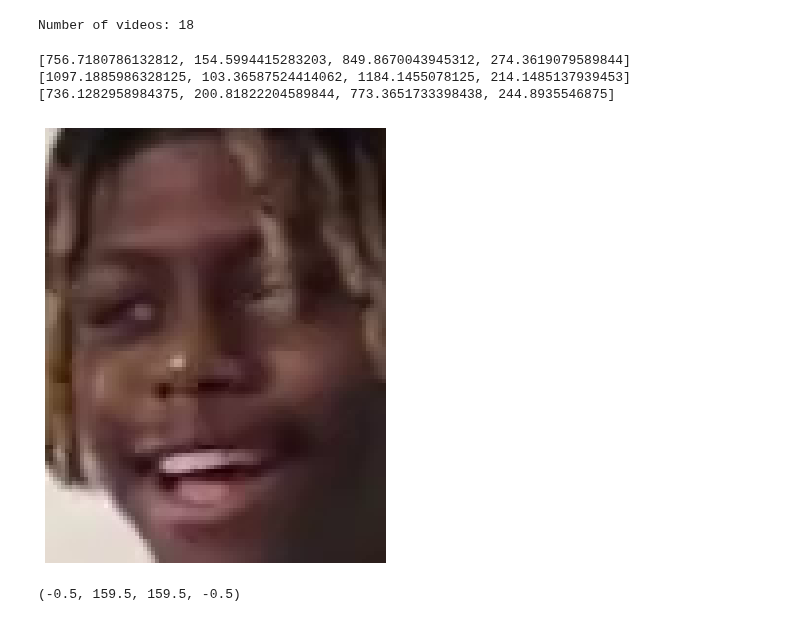
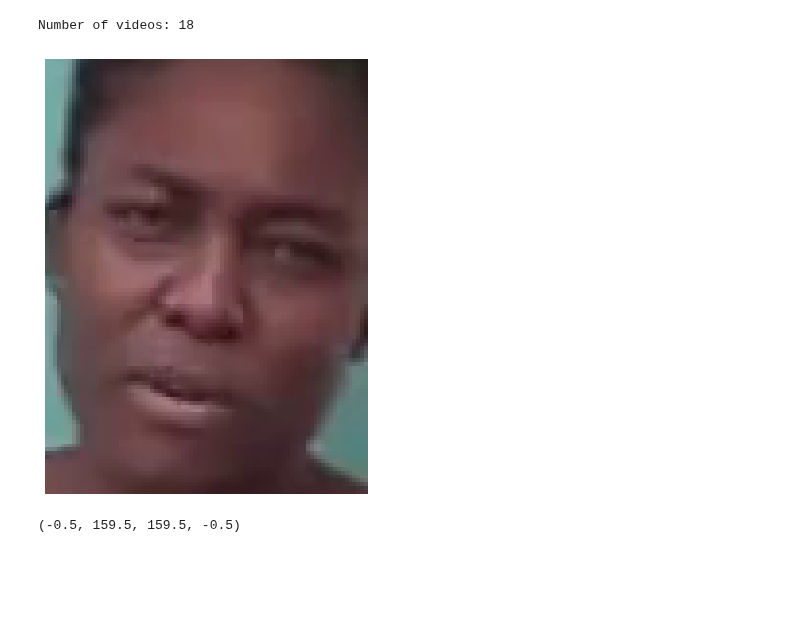
Before and after one commit to AT100/cmpt733-deepfake-detection, a Jupyter notebook: image_preprocessing.ipynb, the cells around one changed output. Saved outputs shown, nothing was run; the diff lists cells and outputs as text; code cells hidden in the pictures; blank space fills up the shorter version.

Commit message:
video_face

```diff
--- a/image_preprocessing.ipynb
+++ b/image_preprocessing.ipynb
@@ -142,34 +142,36 @@ print("Number of videos:", len(videopaths))
 # %% [output]
 Number of videos: 18
 # %%
-v_cap = cv2.VideoCapture(videopaths[1])
+i = 0
+num = str(i)
+
+v_cap = cv2.VideoCapture(videopaths[i])
 _, frame = v_cap.read()
 frame = cv2.cvtColor(frame, cv2.COLOR_BGR2RGB)
 new_frame = Image.fromarray(frame)
 
 plt.figure(figsize=(12, 8))
 plt.imshow(new_frame)
 plt.axis('off')
 
 mtcnn = MTCNN(select_largest=False, keep_all=True, post_process=False)#select_largest=False, device='cuda')
 test = mtcnn(new_frame)
 
 # detect faces in the image
 faces = mtcnn.detect(new_frame)
 
 if test is None:
     print("Unable to identify face")
 else:
     for each in faces[0]:
         each1 = each.tolist()
         x, y, w, h  = each1
         detected_face = frame[int(y):int(h), int(x):int(w)]
         plt.imshow(detected_face)
+        savepath = CURR_DIR + '/dataset/test_images/test' + num + '.png'
+        plt.imsave(savepath, detected_face)
 # %% [output]
-[756.7180786132812, 154.5994415283203, 849.8670043945312, 274.3619079589844]
-[1097.1885986328125, 103.36587524414062, 1184.1455078125, 214.1485137939453]
-[736.1282958984375, 200.81822204589844, 773.3651733398438, 244.8935546875]
-[figure, old version]
+[figure, new version]
 # %%
 # there can be a few faces identified, so this will need to be adjusted
 # plt.imshow(face.squeeze().permute(1,2,0).int().numpy())
```
Also changed, not shown: 2 other files.
